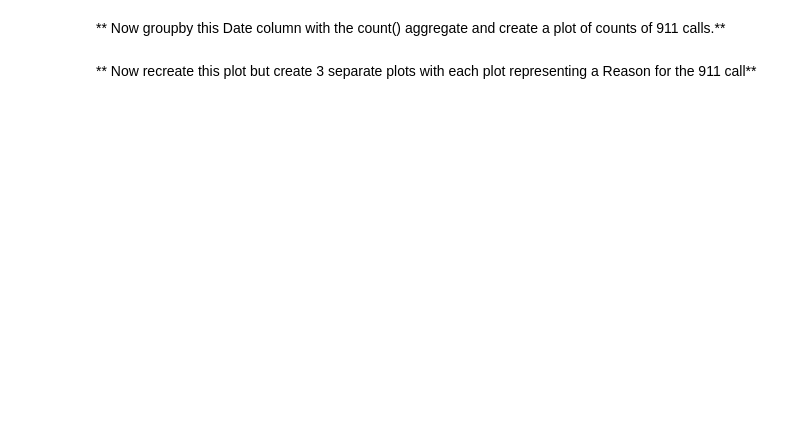
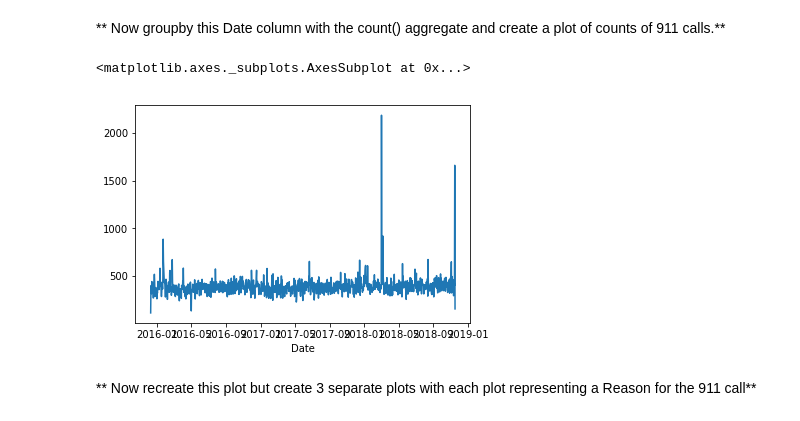
Before and after one commit to meghamodi/Pandas_practice_911, a Jupyter notebook: 911_Calls_Data_Capstone_Project.ipynb, the cells around one changed output. Cells and saved outputs as stored; diff of their text form; code cells hidden in the pictures; blank space fills up the shorter version.

```diff
--- a/911_Calls_Data_Capstone_Project.ipynb
+++ b/911_Calls_Data_Capstone_Project.ipynb
@@ -215,2 +231,5 @@ _____
 # %% [markdown]
 **Create a new column called 'Date' that contains the date from the timeStamp column. You'll need to use apply along with the .date() method. **
+# %%
+df['Date'] = df.timeStamp.apply(lambda time: time.date())
+df.head()
@@ -217,4 +243,10 @@ _____
 # %% [markdown]
 ** Now groupby this Date column with the count() aggregate and create a plot of counts of 911 calls.**
+# %%
+date_count = df.groupby('Date').count()
+date_count['twp'].plot()
+# %% [output]
+<matplotlib.axes._subplots.AxesSubplot at 0x...>
+[figure, added]
 # %% [markdown]
 ** Now recreate this plot but create 3 separate plots with each plot representing a Reason for the 911 call**
```
Also changed, not shown: parts of 9 cells of this notebook.
